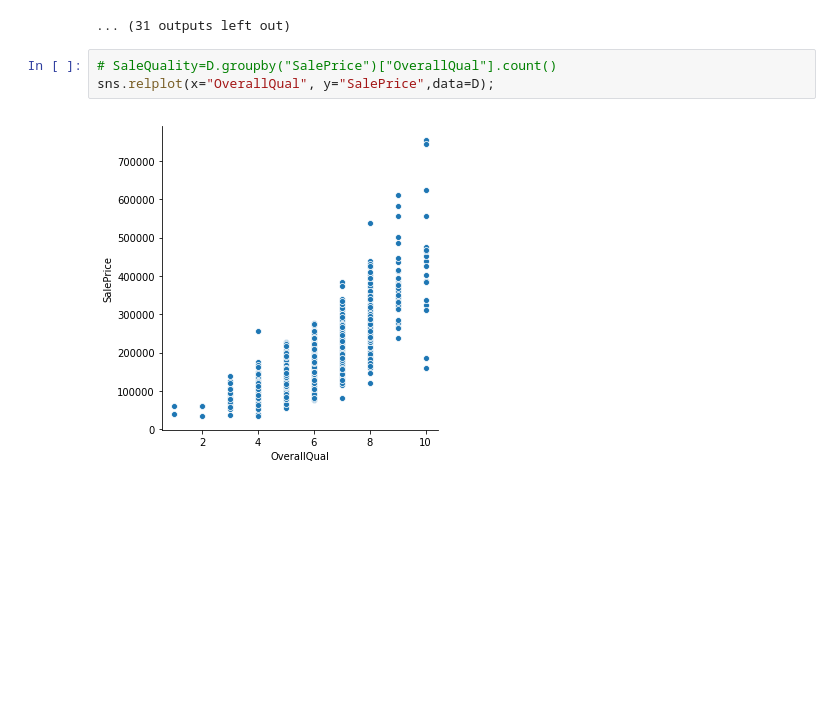
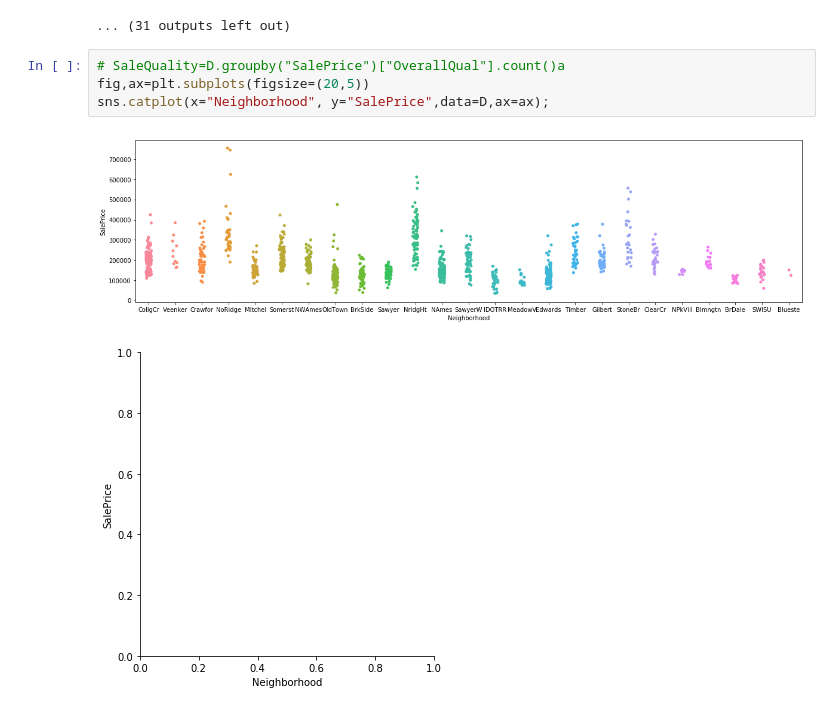
Before and after one commit to naireeni/kaggle, a Jupyter notebook: Housing Prices/Housing Prices.ipynb, the cells around one changed output. Cells and saved outputs as stored; diff of their text form; blank space fills up the shorter version.

Commit message:
more visualisations

```diff
--- a/Housing Prices/Housing Prices.ipynb
+++ b/Housing Prices/Housing Prices.ipynb
@@ -89,7 +70,9 @@ for col in Objects:
 [figure]
 ... (31 outputs left out)
 # %%
-# SaleQuality=D.groupby("SalePrice")["OverallQual"].count()
-sns.relplot(x="OverallQual", y="SalePrice",data=D);
+# SaleQuality=D.groupby("SalePrice")["OverallQual"].count()a
+fig,ax=plt.subplots(figsize=(20,5))
+sns.catplot(x="Neighborhood", y="SalePrice",data=D,ax=ax);
 # %% [output]
-[figure, old version]
+[figure, new version]
+[figure, added]
```
Also changed, not shown: parts of 10 cells of this notebook, 3 other files.
